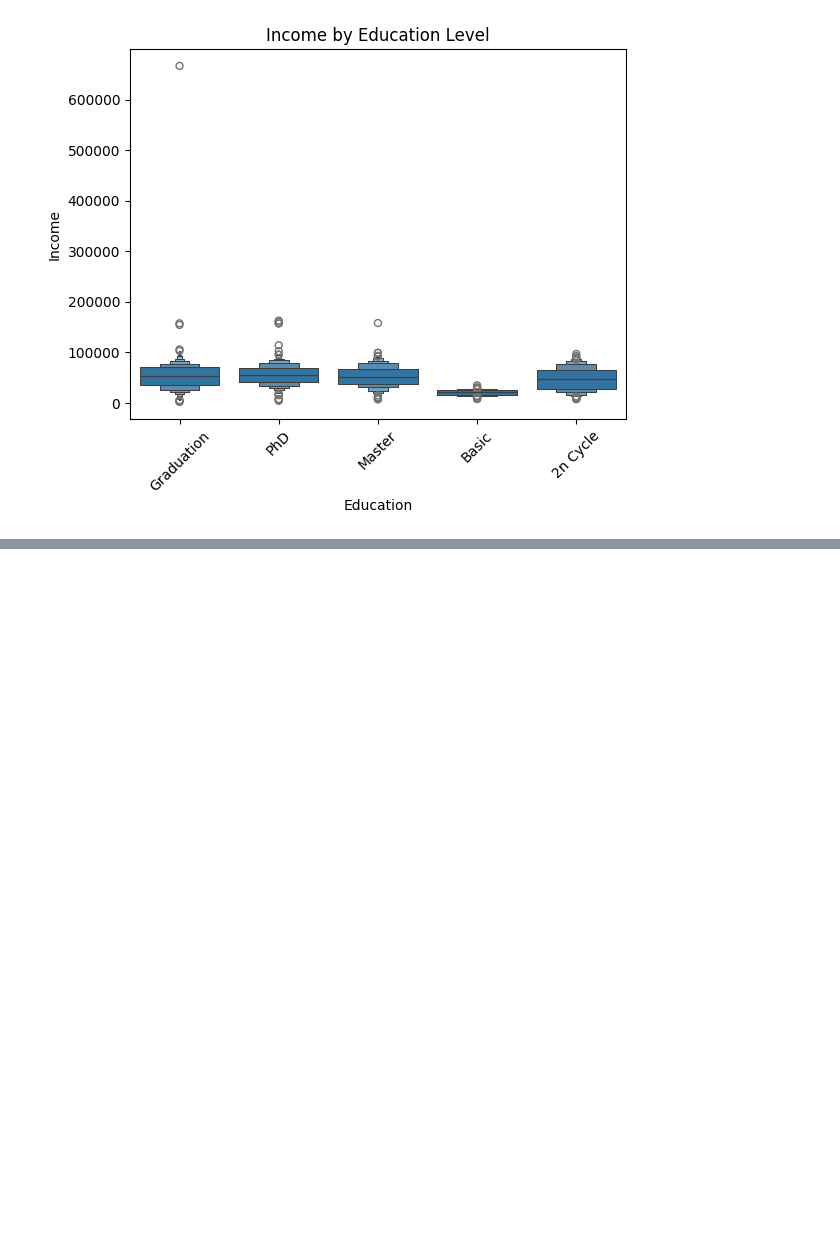
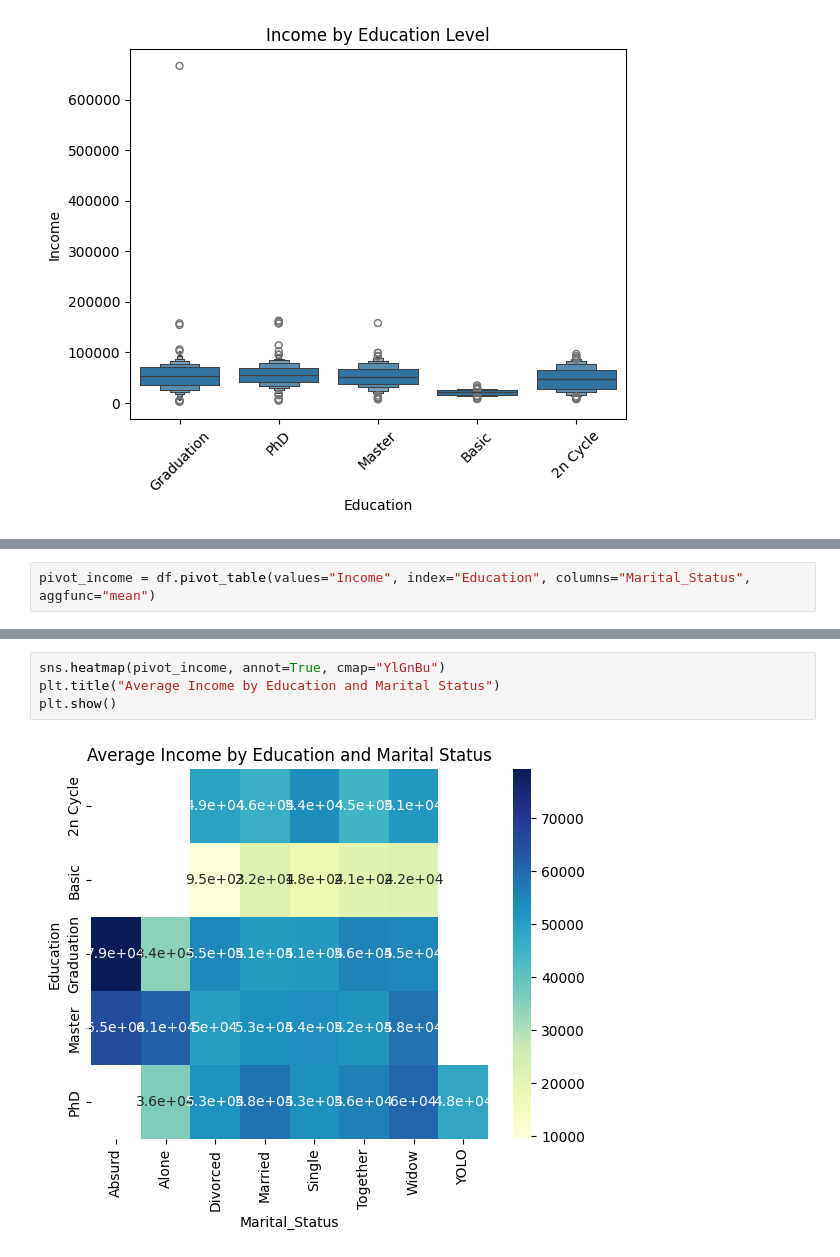
Before and after one commit to HNDeshanSamarathunga/cutomer_segment_ML, a Jupyter notebook: Analysis_Mode.ipynb, the cells around one changed output, grey strips where cells are left out. Cells and saved outputs as stored; diff of their text form; blank space fills up the shorter version.

```diff
--- a/Analysis_Mode.ipynb
+++ b/Analysis_Mode.ipynb
@@ -253,0 +331,2 @@ plt.show()
+# %%
+pivot_income = df.pivot_table(values="Income", index="Education", columns="Marital_Status", aggfunc="mean")
@@ -253,0 +343,6 @@ plt.show()
+# %%
+sns.heatmap(pivot_income, annot=True, cmap="YlGnBu")
+plt.title("Average Income by Education and Marital Status")
+plt.show()
+# %% [output]
+[figure, added]
```
Also changed, not shown: parts of 10 cells of this notebook.
